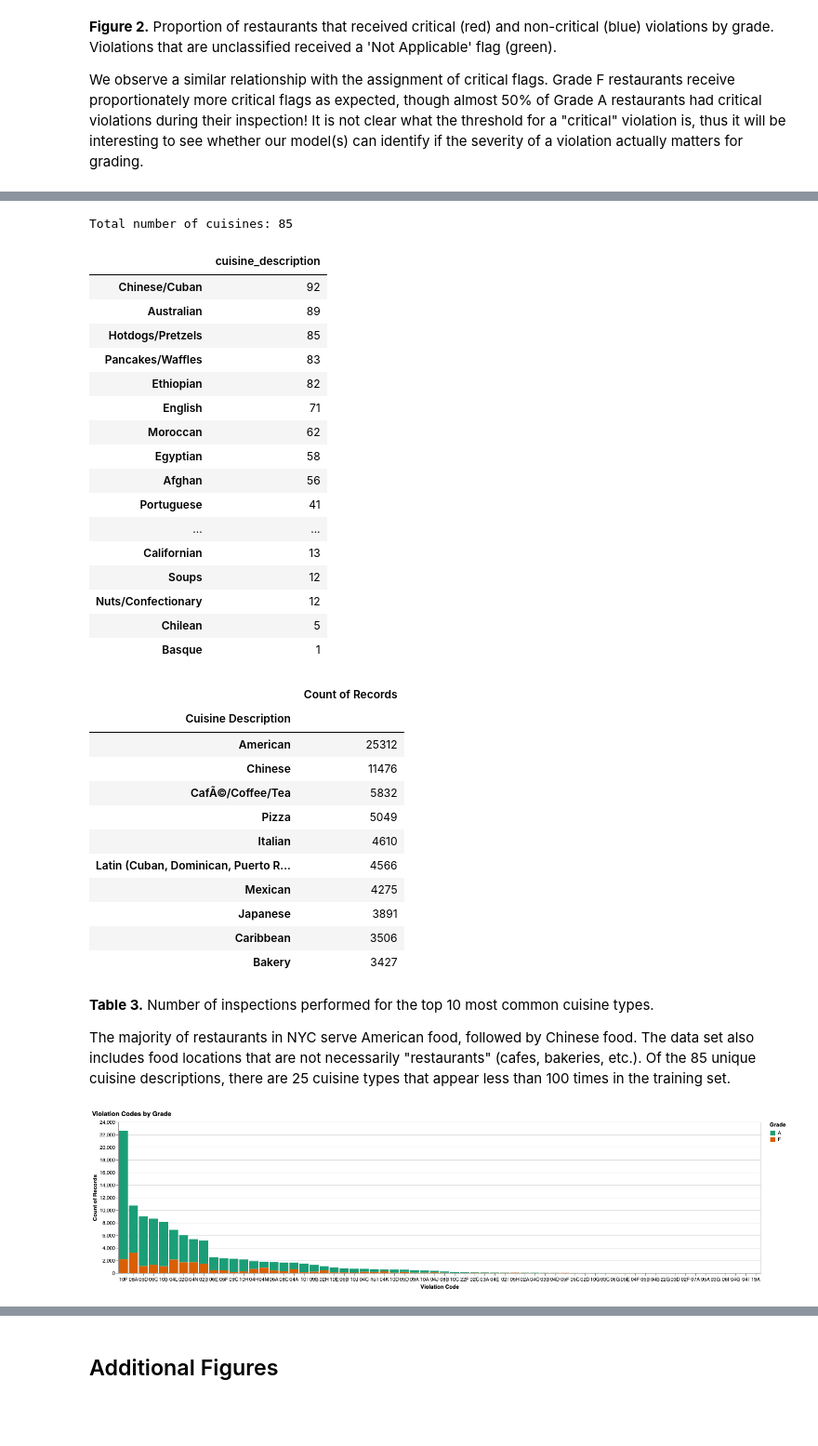
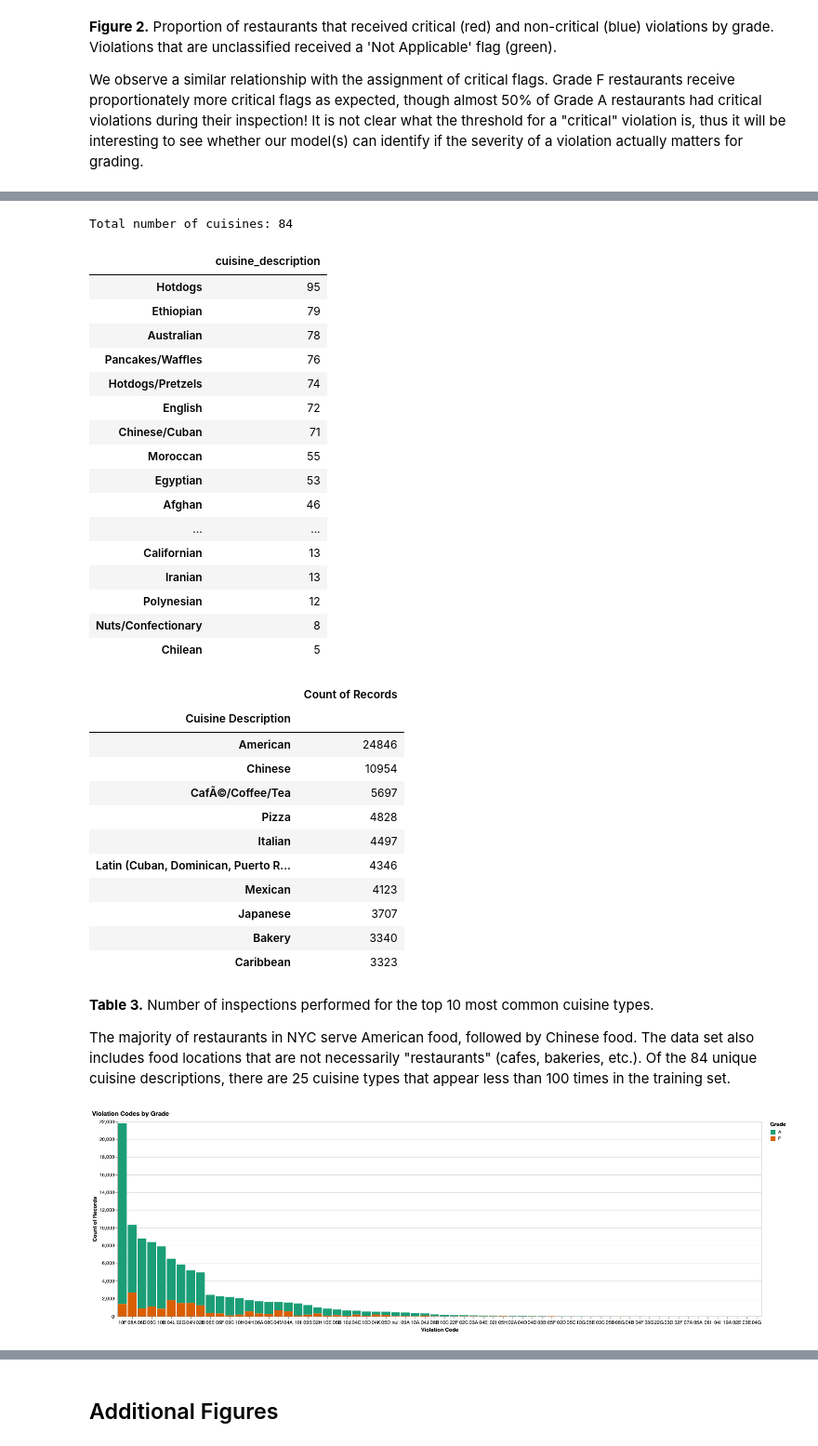
Before and after one commit to UBC-MDS/newyork_restaurant_grading, a Jupyter notebook: src/nyc_rest_eda.ipynb, the cells around one changed output, grey strips where cells are left out. Shown at 93% size. Cells and saved outputs as stored; diff of their text form; code cells hidden in the pictures; blank space fills up the shorter version.

Commit message:
Fix plots and add figure 4

```diff
--- a/src/nyc_rest_eda.ipynb
+++ b/src/nyc_rest_eda.ipynb
@@ -89,0 +99,3 @@ There is a large class imbalance (79.8% of inspections are graded as A, thankful
+# %%
+nyc_df_final = nyc_df_cleaned.loc[(nyc_df_cleaned['grade'] == 'A') | (nyc_df_cleaned['grade'] == 'B') | (nyc_df_cleaned['grade'] == 'C')]
+nyc_df_final['grade'].value_counts()
@@ -90,5 +107,5 @@ There is a large class imbalance (79.8% of inspections are graded as A, thankful
 # %%
-nyc_df_cleaned.loc[nyc_df_cleaned['grade'] != 'A', 'grade'] = 'F'
-nyc_df_cleaned['grade'].value_counts()
+nyc_df_final.loc[nyc_df_final['grade'] != 'A', 'grade'] = 'F'
+nyc_df_final['grade'].value_counts()
 # %% [output]
 A    119647
@@ -99,7 +116,7 @@ Name: grade, dtype: int64
 
 Prior to the rest of the analysis, we will divide the data such that 75% of the inspections will be used to train our model(s) and 25% will be for testing to assess performance on unseen restaurants.
 # %%
-train_df, test_df = train_test_split(nyc_df_cleaned, test_size=0.25, random_state=123)
+train_df, test_df = train_test_split(nyc_df_final, test_size=0.25, random_state=123)
 # %%
 train_df['grade'].value_counts()
 # %% [output]
@@ -184,24 +205,24 @@ cuisine_count_df = pd.DataFrame(train_df['cuisine_description'].value_counts())
 print('Total number of cuisines: ' + str(len(cuisine_count_df)))
 cuisine_count_df.loc[cuisine_count_df['cuisine_description'] < 100]
 # %% [output]
-Total number of cuisines: 85
+Total number of cuisines: 84
 |  | cuisine_description |
-| Chinese/Cuban | 92 |
-| Australian | 89 |
-| Hotdogs/Pretzels | 85 |
-| Pancakes/Waffles | 83 |
-| Ethiopian | 82 |
-| English | 71 |
-| Moroccan | 62 |
-| Egyptian | 58 |
-| Afghan | 56 |
-| Portuguese | 41 |
+| Hotdogs | 95 |
+| Ethiopian | 79 |
+| Australian | 78 |
+| Pancakes/Waffles | 76 |
+| Hotdogs/Pretzels | 74 |
+| English | 72 |
+| Chinese/Cuban | 71 |
+| Moroccan | 55 |
+| Egyptian | 53 |
+| Afghan | 46 |
 | ... | ... |
 | Californian | 13 |
-| Soups | 12 |
-| Nuts/Confectionary | 12 |
+| Iranian | 13 |
+| Polynesian | 12 |
+| Nuts/Confectionary | 8 |
 | Chilean | 5 |
-| Basque | 1 |
 # %%
 top_10_cuisine_df = pd.DataFrame(train_df['cuisine_description'].value_counts()[:10])
 top_10_cuisine_df.index.name = 'Cuisine Description'
@@ -210,29 +231,29 @@ top_10_cuisine_df
 # %% [output]
 |  | Count of Records |
 | Cuisine Description |  |
-| American | 25312 |
-| Chinese | 11476 |
-| CafÃ©/Coffee/Tea | 5832 |
-| Pizza | 5049 |
-| Italian | 4610 |
-| Latin (Cuban, Dominican, Puerto R... | 4566 |
-| Mexican | 4275 |
-| Japanese | 3891 |
-| Caribbean | 3506 |
-| Bakery | 3427 |
+| American | 24846 |
+| Chinese | 10954 |
+| CafÃ©/Coffee/Tea | 5697 |
+| Pizza | 4828 |
+| Italian | 4497 |
+| Latin (Cuban, Dominican, Puerto R... | 4346 |
+| Mexican | 4123 |
+| Japanese | 3707 |
+| Bakery | 3340 |
+| Caribbean | 3323 |
 # %% [markdown]
 **Table 3.** Number of inspections performed for the top 10 most common cuisine types.
 
-The majority of restaurants in NYC serve American food, followed by Chinese food. The data set also includes food locations that are not necessarily "restaurants" (cafes, bakeries, etc.). Of the 85 unique cuisine descriptions, there are 25 cuisine types that appear less than 100 times in the training set.
+The majority of restaurants in NYC serve American food, followed by Chinese food. The data set also includes food locations that are not necessarily "restaurants" (cafes, bakeries, etc.). Of the 84 unique cuisine descriptions, there are 25 cuisine types that appear less than 100 times in the training set.
 # %%
 alt.Chart(
     train_df,
 ).mark_bar().encode(
     alt.X('violation_code', sort='-y', axis=alt.Axis(labelAngle=0), title='Violation Code'),
     alt.Y('count()'),
     alt.Color('grade', scale=alt.Scale(scheme='dark2'), title='Grade')
 ).properties(
-    title='Violation Codes by Grade'
+    title='Violation Codes by Grade', height=400
 ).configure_title(anchor='start')
 # %% [output]
-[figure, old version]
+[figure, new version]
```
Also changed, not shown: parts of 19 cells of this notebook, 5 other files.
